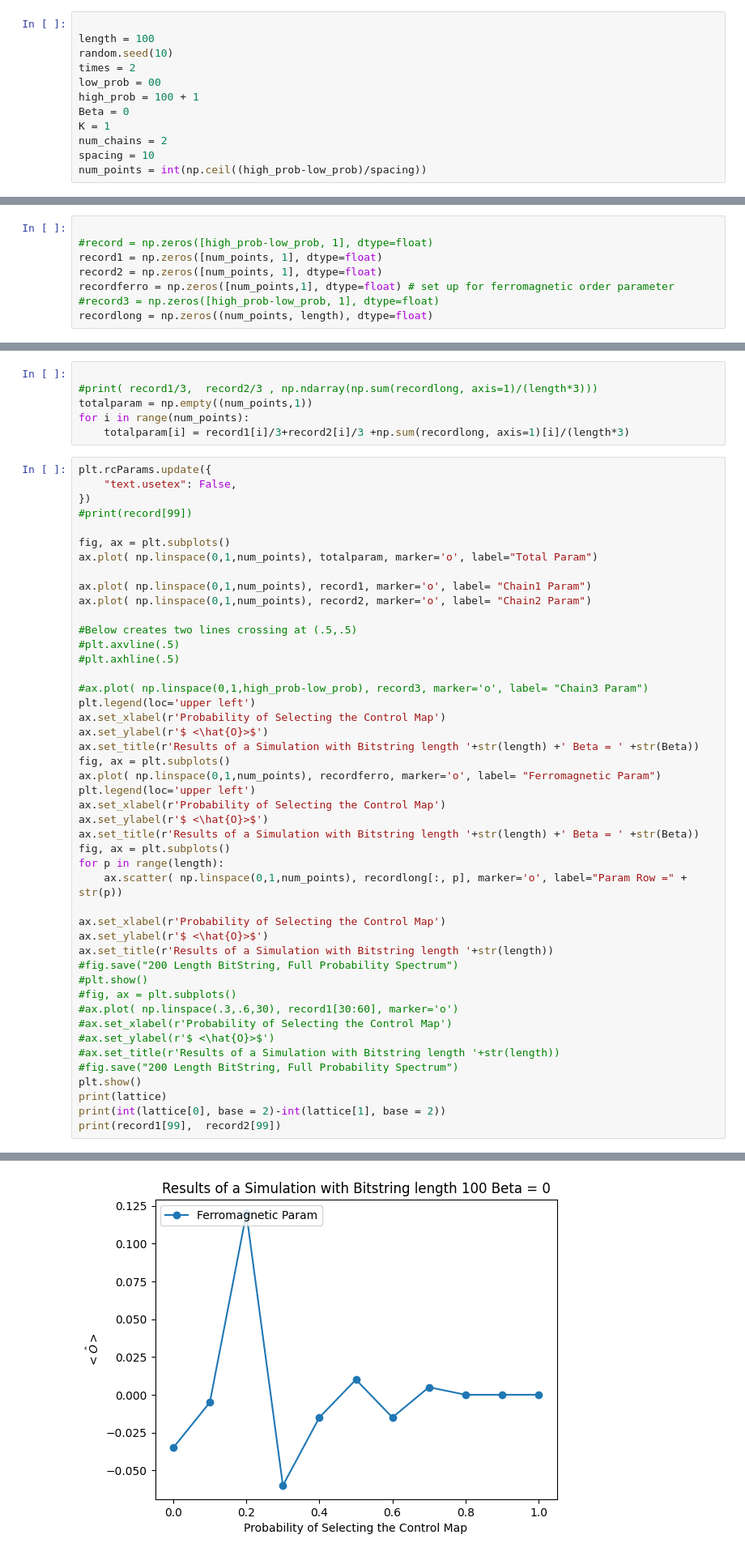
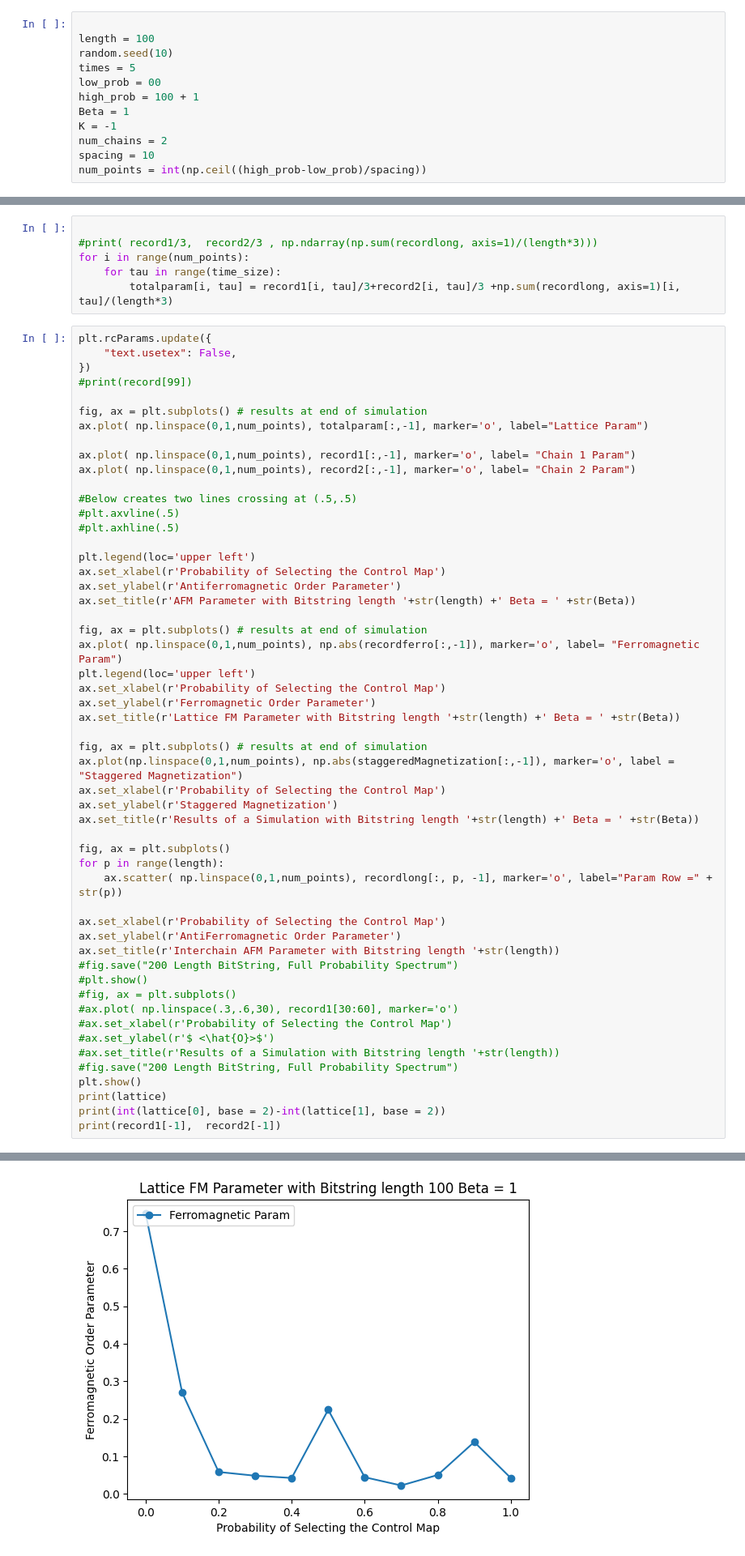
Before and after one commit to joshkarten/LabResearch, a Jupyter notebook: Simulation.ipynb, the cells around one changed output, grey strips where cells are left out. Shown at 81% size. Drawn from its saved outputs; the diff is of its cells as text.

```diff
--- a/Simulation.ipynb
+++ b/Simulation.ipynb
@@ -14,21 +13,13 @@ import time
 
 length = 100
 random.seed(10)
-times = 2
+times = 5
 low_prob = 00
 high_prob = 100 + 1
-Beta = 0
-K = 1
+Beta = 1
+K = -1
 num_chains = 2
 spacing = 10
 num_points = int(np.ceil((high_prob-low_prob)/spacing))
 # %% [markdown]
 ## Initialization of Order Parameter Arrays
-# %%
-
-#record = np.zeros([high_prob-low_prob, 1], dtype=float)
-record1 = np.zeros([num_points, 1], dtype=float)
-record2 = np.zeros([num_points, 1], dtype=float)
-recordferro = np.zeros([num_points,1], dtype=float) # set up for ferromagnetic order parameter
-#record3 = np.zeros([high_prob-low_prob, 1], dtype=float)
-recordlong = np.zeros((num_points, length), dtype=float)
@@ -100,43 +148,50 @@ for k in range(0, times):
 # %%
 
 #print( record1/3,  record2/3 , np.ndarray(np.sum(recordlong, axis=1)/(length*3)))
-totalparam = np.empty((num_points,1))
 for i in range(num_points):
-    totalparam[i] = record1[i]/3+record2[i]/3 +np.sum(recordlong, axis=1)[i]/(length*3)
+    for tau in range(time_size):
+        totalparam[i, tau] = record1[i, tau]/3+record2[i, tau]/3 +np.sum(recordlong, axis=1)[i, tau]/(length*3)
 # %%
 plt.rcParams.update({
     "text.usetex": False,
 })
 #print(record[99])
 
-fig, ax = plt.subplots()
-ax.plot( np.linspace(0,1,num_points), totalparam, marker='o', label="Total Param")
+fig, ax = plt.subplots() # results at end of simulation
+ax.plot( np.linspace(0,1,num_points), totalparam[:,-1], marker='o', label="Lattice Param")
 
-ax.plot( np.linspace(0,1,num_points), record1, marker='o', label= "Chain1 Param")
-ax.plot( np.linspace(0,1,num_points), record2, marker='o', label= "Chain2 Param")
+ax.plot( np.linspace(0,1,num_points), record1[:,-1], marker='o', label= "Chain 1 Param")
+ax.plot( np.linspace(0,1,num_points), record2[:,-1], marker='o', label= "Chain 2 Param")
 
 #Below creates two lines crossing at (.5,.5)
 #plt.axvline(.5)
 #plt.axhline(.5)
 
-#ax.plot( np.linspace(0,1,high_prob-low_prob), record3, marker='o', label= "Chain3 Param")
 plt.legend(loc='upper left')
 ax.set_xlabel(r'Probability of Selecting the Control Map')
-ax.set_ylabel(r'$ <\hat{O}>$')
-ax.set_title(r'Results of a Simulation with Bitstring length '+str(length) +' Beta = ' +str(Beta))
-fig, ax = plt.subplots()
-ax.plot( np.linspace(0,1,num_points), recordferro, marker='o', label= "Ferromagnetic Param")
+ax.set_ylabel(r'Antiferromagnetic Order Parameter')
+ax.set_title(r'AFM Parameter with Bitstring length '+str(length) +' Beta = ' +str(Beta))
+
+fig, ax = plt.subplots() # results at end of simulation
+ax.plot( np.linspace(0,1,num_points), np.abs(recordferro[:,-1]), marker='o', label= "Ferromagnetic Param")
 plt.legend(loc='upper left')
 ax.set_xlabel(r'Probability of Selecting the Control Map')
-ax.set_ylabel(r'$ <\hat{O}>$')
+ax.set_ylabel(r'Ferromagnetic Order Parameter')
+ax.set_title(r'Lattice FM Parameter with Bitstring length '+str(length) +' Beta = ' +str(Beta))
+
+fig, ax = plt.subplots() # results at end of simulation
+ax.plot(np.linspace(0,1,num_points), np.abs(staggeredMagnetization[:,-1]), marker='o', label = "Staggered Magnetization")
+ax.set_xlabel(r'Probability of Selecting the Control Map')
+ax.set_ylabel(r'Staggered Magnetization')
 ax.set_title(r'Results of a Simulation with Bitstring length '+str(length) +' Beta = ' +str(Beta))
+
 fig, ax = plt.subplots()
 for p in range(length):
-    ax.scatter( np.linspace(0,1,num_points), recordlong[:, p], marker='o', label="Param Row =" + str(p))
+    ax.scatter( np.linspace(0,1,num_points), recordlong[:, p, -1], marker='o', label="Param Row =" + str(p))
 
 ax.set_xlabel(r'Probability of Selecting the Control Map')
-ax.set_ylabel(r'$ <\hat{O}>$')
-ax.set_title(r'Results of a Simulation with Bitstring length '+str(length))
+ax.set_ylabel(r'AntiFerromagnetic Order Parameter')
+ax.set_title(r'Interchain AFM Parameter with Bitstring length '+str(length))
 #fig.save("200 Length BitString, Full Probability Spectrum")
 #plt.show()
 #fig, ax = plt.subplots()
@@ -148,5 +203,5 @@ ax.set_title(r'Results of a Simulation with Bitstring length '+str(length))
 plt.show()
 print(lattice)
 print(int(lattice[0], base = 2)-int(lattice[1], base = 2))
-print(record1[99],  record2[99])
+print(record1[-1],  record2[-1])
 # %% [output]
@@ -154 +209 @@ print(record1[99],  record2[99])
-[figure, old version]
+[figure, new version]
```
Also changed, not shown: parts of 8 cells of this notebook, 2 other files.
